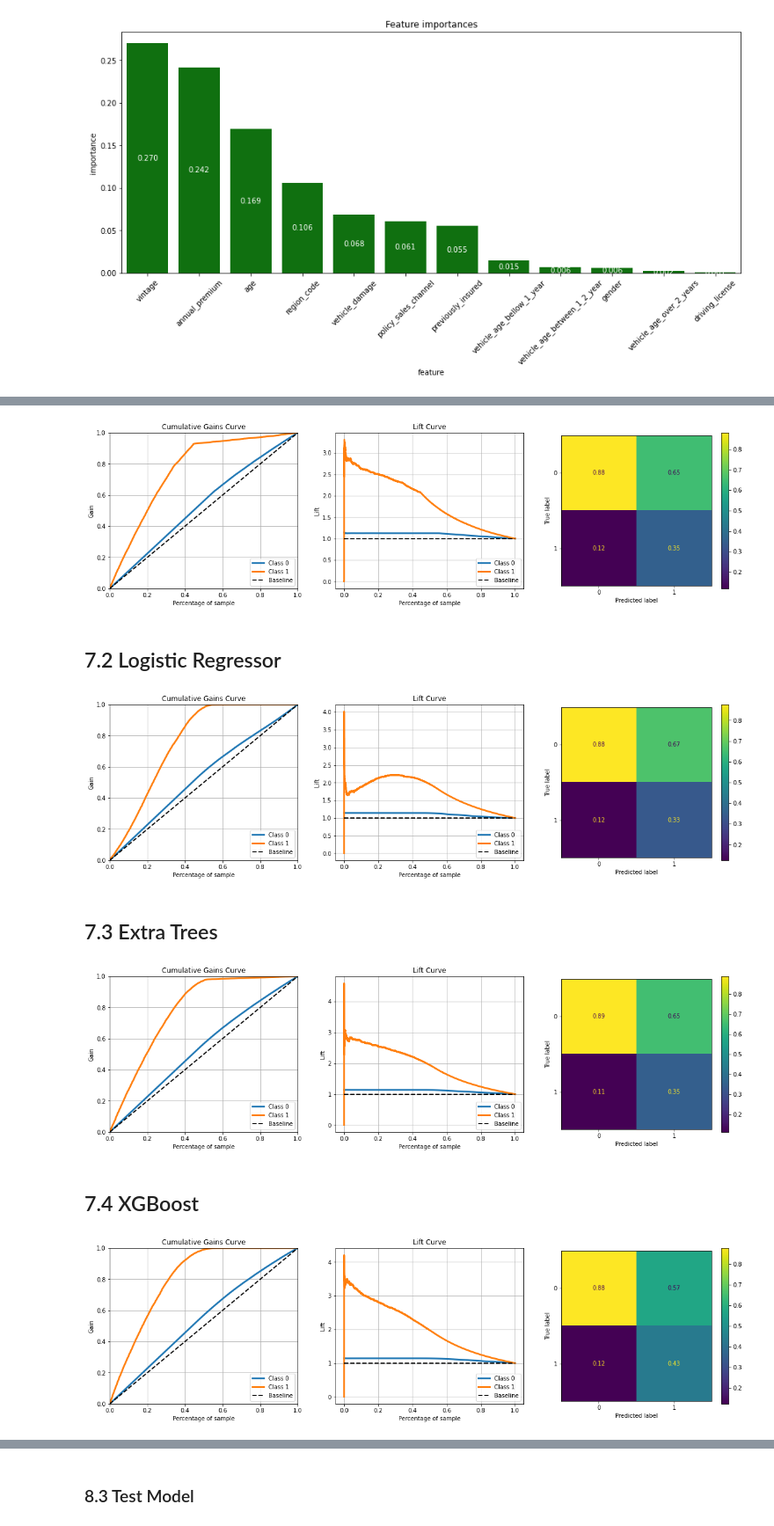
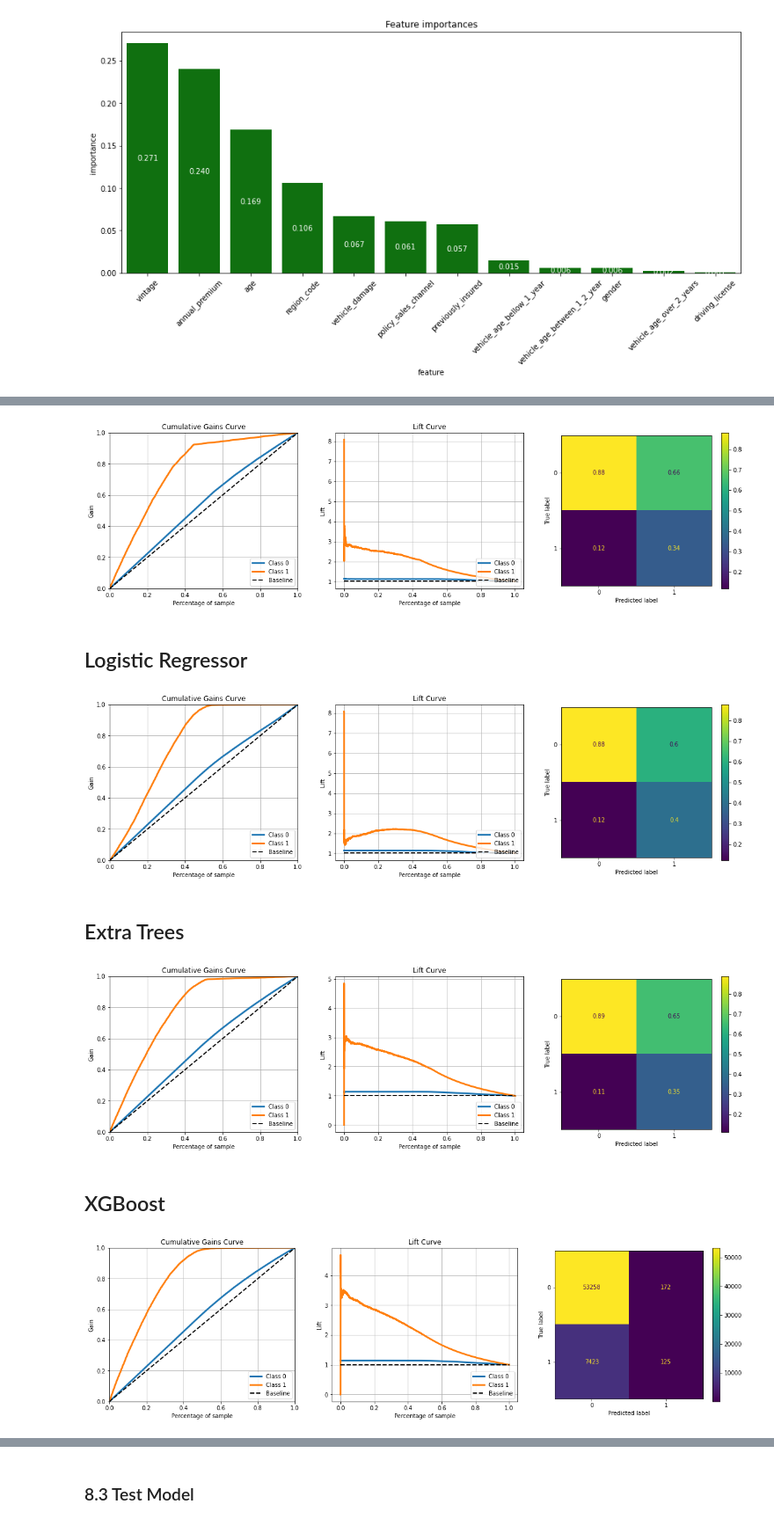
Before and after one commit to ArthurMesquita96/Insurance-Cross-Sell, a Jupyter notebook: insurance_cross_sell_notebook.ipynb, the cells around one changed output, grey strips where cells are left out. Shown at 88% size. Saved outputs shown, nothing was run; the diff lists cells and outputs as text; code cells hidden in the pictures.

```diff
--- a/insurance_cross_sell_notebook.ipynb
+++ b/insurance_cross_sell_notebook.ipynb
@@ -709,6 +711,4 @@ df5 = df4.copy()
 # %%
 X = df4.drop(['response'],axis=1)
 y = df4['response'].copy()
-
-X_train_raw, X_test_raw, Y_train_raw, Y_test_raw = ms.train_test_split(X, y, test_size=0.3)
 # %% [markdown]
@@ -715,0 +716,2 @@ X_train_raw, X_test_raw, Y_train_raw, Y_test_raw = ms.train_test_split(X, y, tes
+# %%
+X_train_raw, x_test_raw, Y_train_raw, y_test_raw = ms.train_test_split(X, y, test_size=0.2)
@@ -958,9 +962,9 @@ skplt.metrics.plot_lift_curve(y_validation,y_score_knn,ax=ax[1]);
 plot_confusion_matrix(knn_model, x_val,y_validation,normalize='pred',ax=ax[2])
 plt.show()
 # %% [output]
-[figure, old version]
+[figure, new version]
 # %% [markdown]
-## 7.2 Logistic Regressor
+## Logistic Regressor
 # %%
 # model definition
 lr_model = lm.LogisticRegression(random_state=42,C = 0.001)
@@ -989,9 +993,9 @@ skplt.metrics.plot_lift_curve(y_validation,y_score_lr,ax=ax[1]);
 plot_confusion_matrix(lr_model, x_val,y_validation,normalize='pred',ax=ax[2])
 plt.show()
 # %% [output]
-[figure, old version]
+[figure, new version]
 # %% [markdown]
-## 7.3 Extra Trees
+## Extra Trees
 # %%
 # model definition
 et_model = en.ExtraTreesClassifier(n_estimators = 100, n_jobs=-1, random_state=42)
@@ -1020,36 +1024,36 @@ skplt.metrics.plot_lift_curve(y_validation,y_score_et,ax=ax[1]);
 plot_confusion_matrix(et_model, x_val,y_validation,normalize='pred',ax=ax[2])
 plt.show()
 # %% [output]
-[figure, old version]
+[figure, new version]
 # %% [markdown]
-## 7.4 XGBoost
+## XGBoost
 # %%
 # model definition
 xgb_model = xgb.XGBClassifier(n_estimators = 100)
 
 # model fit
 xgb_model.fit(x_train,y_train)
 
 # ==== Model Score
 # model prediction
 y_score_xgb = xgb_model.predict_proba(x_val)
 # performance
 xgb_result_rank = ranking_performance('XGBoost', x_validation, y_validation,y_score_xgb,20000)
 
 # ==== Model Prediction
 # model prediction
 y_pred_xgb = xgb_model.predict(x_val)
 # performance
 xgb_result_class = classification_performance('XGBoost', y_validation, y_pred_xgb)
 
 # plot
 fig, ax = plt.subplots(1,3,figsize=(20,5))
 
 # Accumulative Gain
 skplt.metrics.plot_cumulative_gain(y_validation,y_score_xgb,ax=ax[0])
 skplt.metrics.plot_lift_curve(y_validation,y_score_xgb,ax=ax[1]);
-plot_confusion_matrix(xgb_model, x_val,y_validation,normalize='pred',ax=ax[2])
+plot_confusion_matrix(xgb_model, x_val,y_validation,ax=ax[2])
 plt.show()
 # %% [output]
-[figure, old version]
+[figure, new version]
 # %% [markdown]
```
Also changed, not shown: parts of 111 cells of this notebook, 14 other files.
